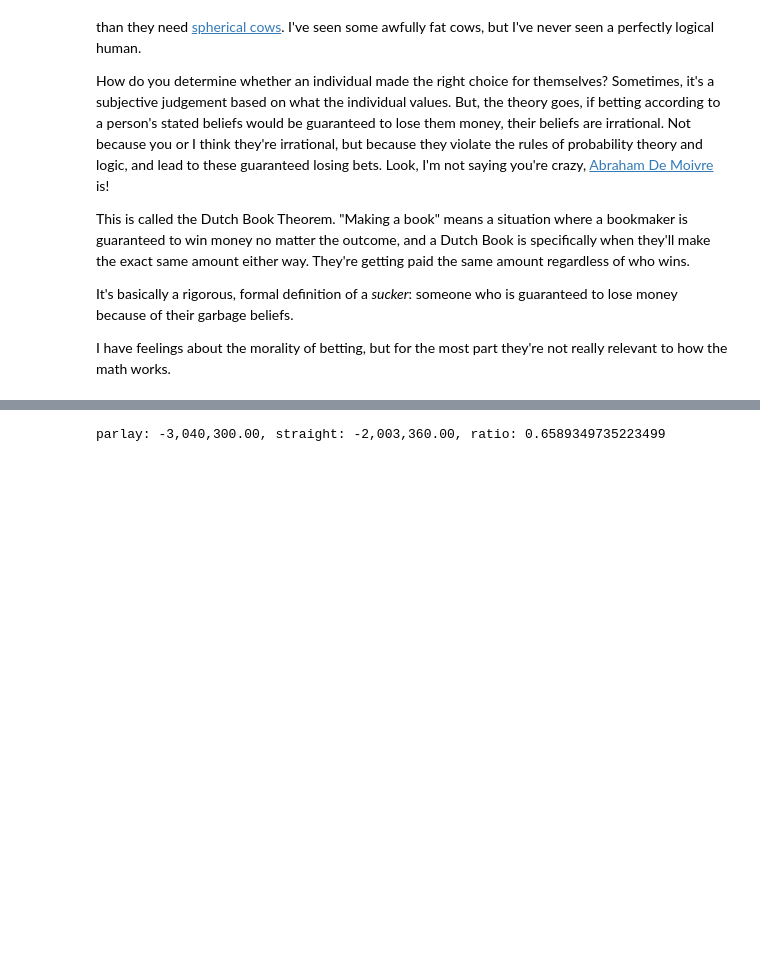
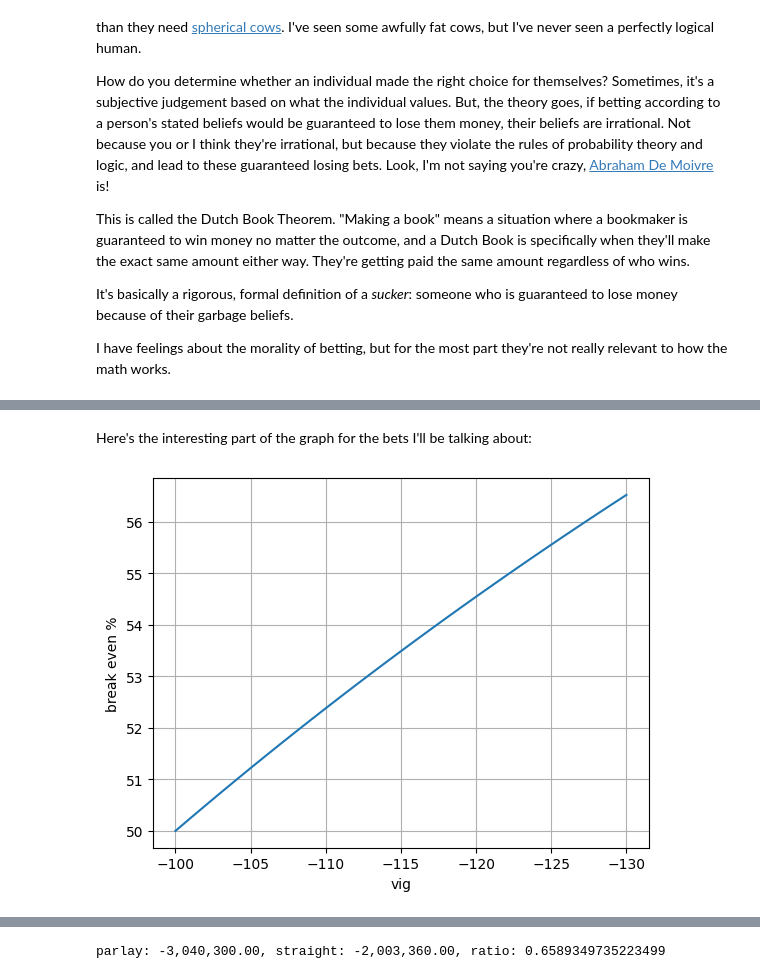
Before and after one commit to csdurfee/book, a Jupyter notebook: ep 1 INTRO.ipynb, the cells around one changed output, grey strips where cells are left out. Saved outputs shown, nothing was run; the diff lists cells and outputs as text; code cells hidden in the pictures; blank space fills up the shorter version.

```diff
--- a/ep 1 INTRO.ipynb
+++ b/ep 1 INTRO.ipynb
@@ -103,0 +178,17 @@ Before I get in too deep, I feel I need to give you a motivating example. Parlay
+# %% [markdown]
+Here's the interesting part of the graph for the bets I'll be talking about:
+# %%
+vig_range = np.arange(1.00, 1.3, .01)
+
+break_even_point = 100 - (100/(1+vig_range))
+
+vig_label = -100 * vig_range
+
+plt.plot(vig_label, break_even_point)
+plt.gca().invert_xaxis()
+
+plt.ylabel("break even %")
+plt.xlabel("vig")
+plt.grid()
+# %% [output]
+[figure, added]
```
Also changed, not shown: parts of 28 cells of this notebook.
